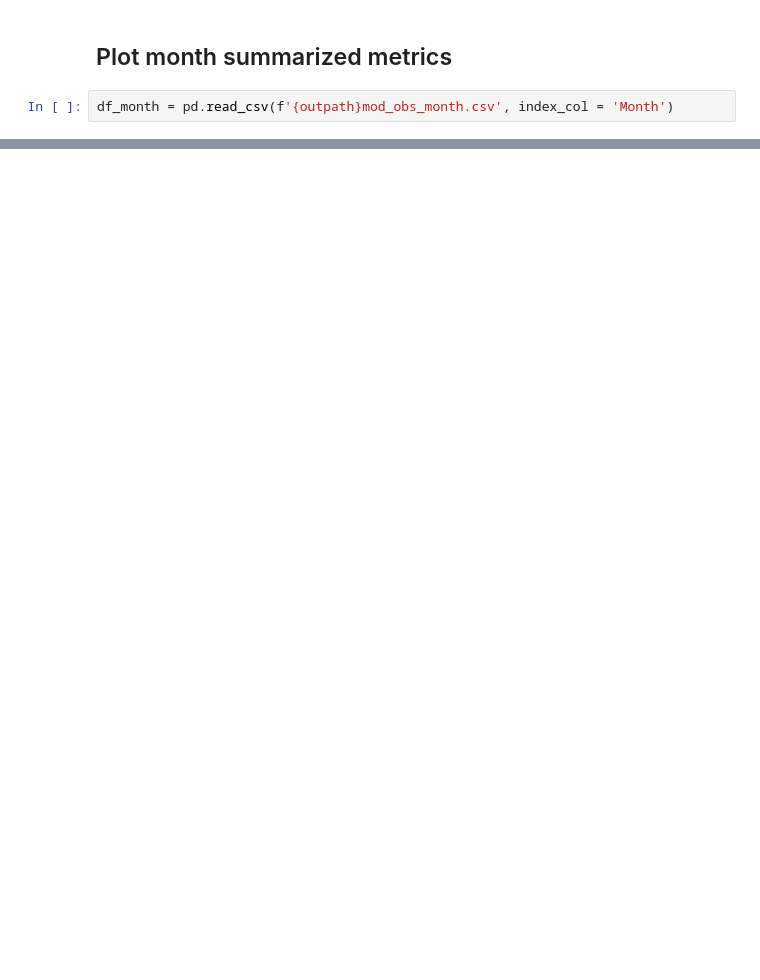
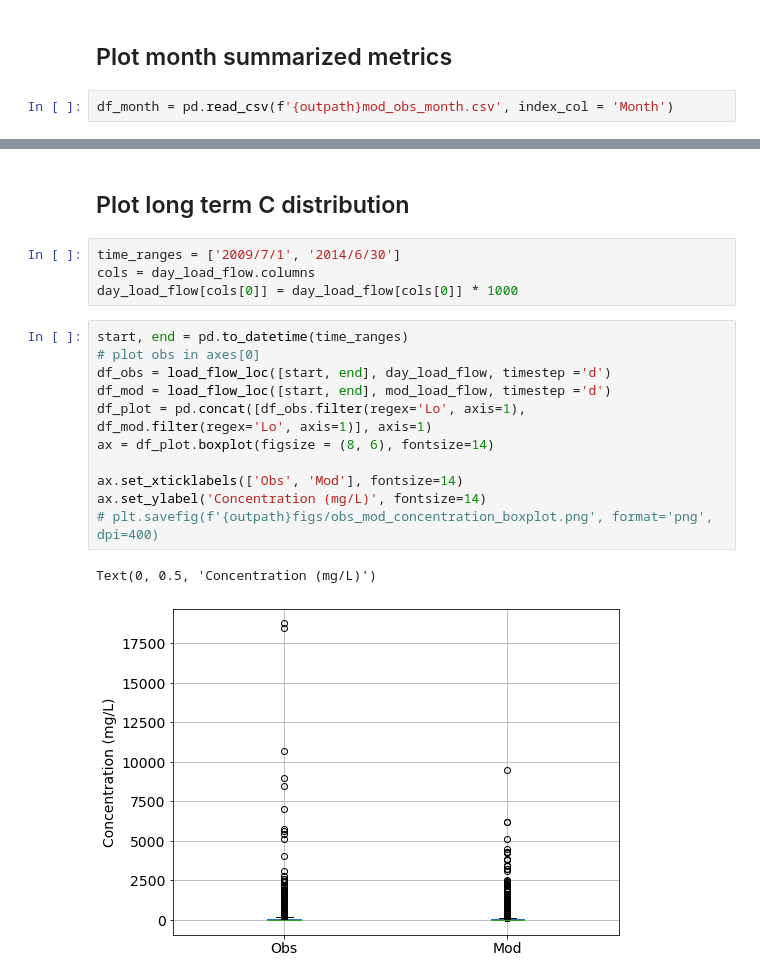
Before and after one commit to QianWanghhu/wqd_analyze, a Jupyter notebook: src/Plotings.ipynb, the cells around one changed output, grey strips where cells are left out. Drawn from its saved outputs; the diff is of its cells as text; blank space fills up the shorter version.

```diff
--- a/src/Plotings.ipynb
+++ b/src/Plotings.ipynb
@@ -243,0 +295,20 @@ plt.savefig(f'{outpath}figs/mod_obs_month.png', format='png', dpi=400, layout='t
+# %% [markdown]
+## Plot long term C distribution
+# %%
+time_ranges = ['2009/7/1', '2014/6/30']
+cols = day_load_flow.columns
+day_load_flow[cols[0]] = day_load_flow[cols[0]] * 1000
+# %%
+start, end = pd.to_datetime(time_ranges)
+# plot obs in axes[0]
+df_obs = load_flow_loc([start, end], day_load_flow, timestep ='d')
+df_mod = load_flow_loc([start, end], mod_load_flow, timestep ='d')
+df_plot = pd.concat([df_obs.filter(regex='Lo', axis=1), df_mod.filter(regex='Lo', axis=1)], axis=1)
+ax = df_plot.boxplot(figsize = (8, 6), fontsize=14)
+
+ax.set_xticklabels(['Obs', 'Mod'], fontsize=14)
+ax.set_ylabel('Concentration (mg/L)', fontsize=14)
+# plt.savefig(f'{outpath}figs/obs_mod_concentration_boxplot.png', format='png', dpi=400)
+# %% [output]
+Text(0, 0.5, 'Concentration (mg/L)')
+[figure, added]
```
Also changed, not shown: parts of 15 cells of this notebook, 2 other files.
